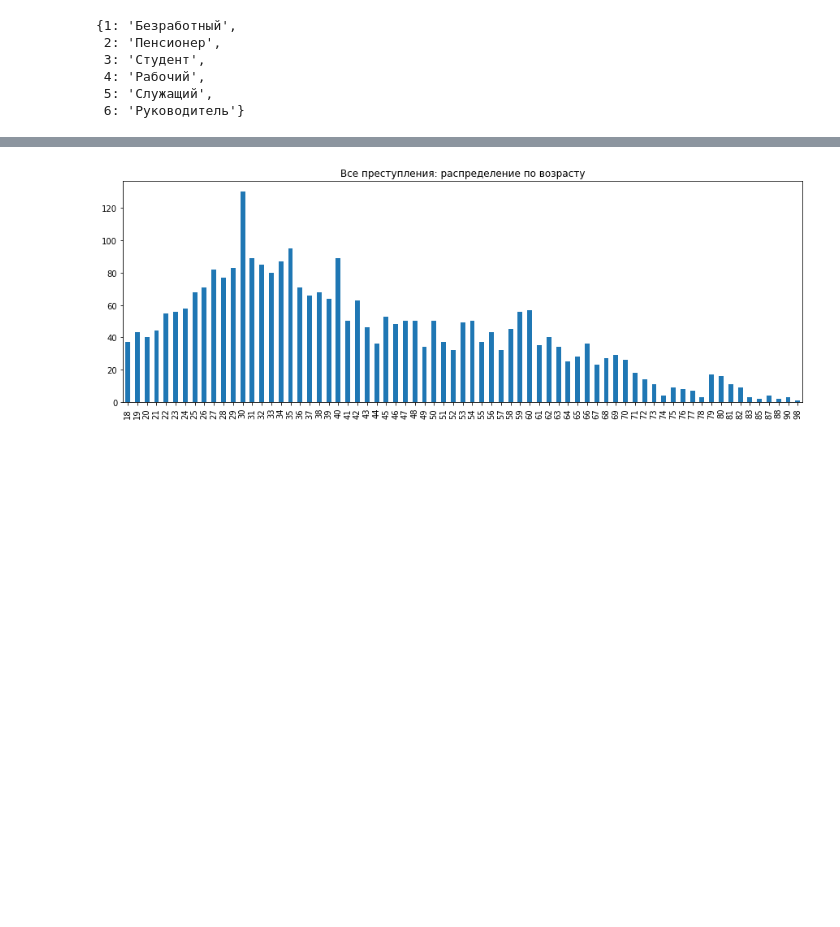
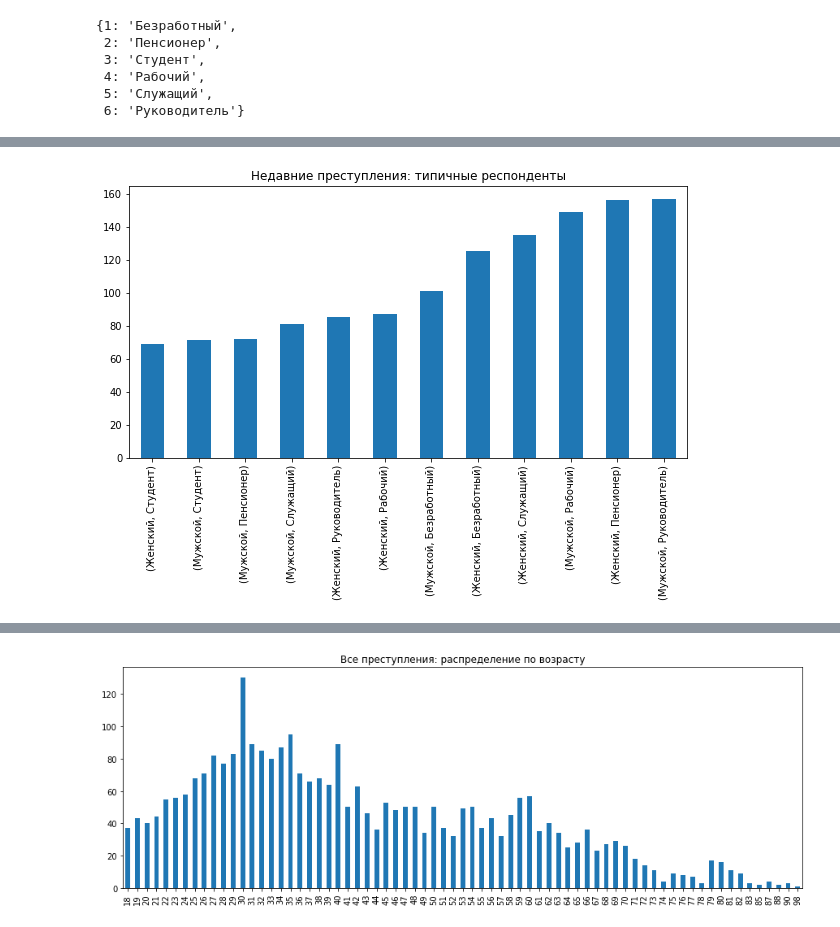
Before and after one commit to IavorskaiaMariia/pzad_2019, a Jupyter notebook: russian_crime/eda.ipynb, the cells around one changed output, grey strips where cells are left out. Drawn from its saved outputs; the diff is of its cells as text; code cells hidden in the pictures; blank space fills up the shorter version.

```diff
--- a/russian_crime/eda.ipynb
+++ b/russian_crime/eda.ipynb
@@ -475,0 +499,3 @@ Text(0.5, 0, '')
+# %%
+group_year['Q1_str'] = group_year.Q1.apply(lambda x: sex_rename.get(x, None))
+group_year['resp_ses_str'] = group_year.resp_ses.apply(lambda x: resp_ses_rename.get(x, None))
@@ -475,0 +512,8 @@ Text(0.5, 0, '')
+# %%
+ax = group_year.groupby(['Q1_str', 'resp_ses_str']).ID.nunique().sort_values().plot(kind='bar', figsize=(10, 5))
+ax.set_title('Недавние преступления: типичные респонденты')
+ax.set_xlabel('')
+
+plt.show()
+# %% [output]
+[figure, added]
```
Also changed, not shown: parts of 6 cells of this notebook.
